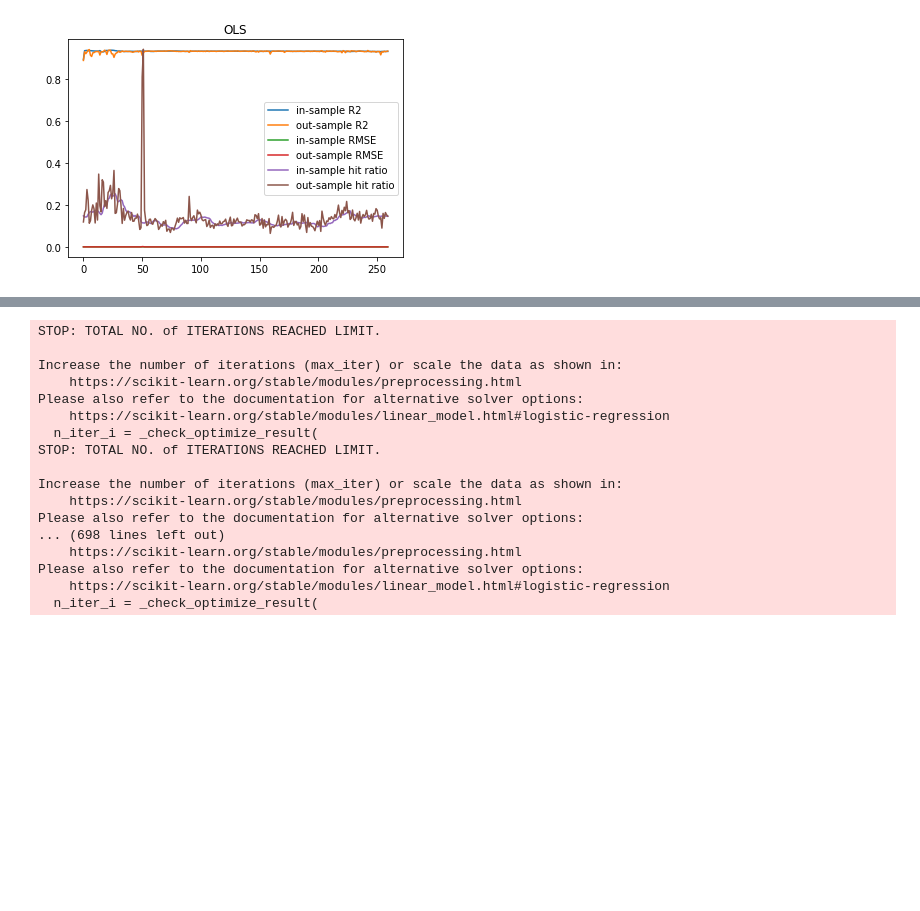
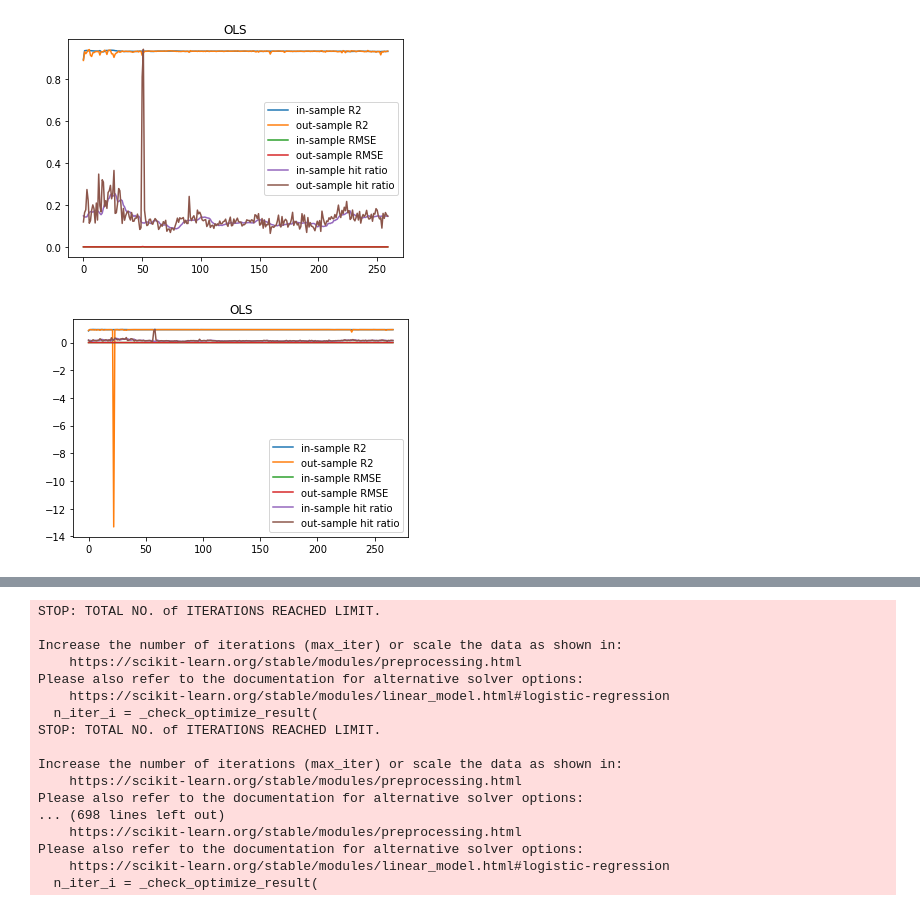
Before and after one commit to Jeremygaop/research-on-pair-trading, a Jupyter notebook: predict_model.ipynb, the cells around one changed output, grey strips where cells are left out. Saved outputs shown, nothing was run; the diff lists cells and outputs as text; code cells hidden in the pictures; blank space fills up the shorter version.

Commit message:
update some different train period

```diff
--- a/predict_model.ipynb
+++ b/predict_model.ipynb
@@ -491,3 +491,65 @@ plt.legend()
 plt.show()
 # %% [output]
 [figure]
+# %%
+all_r2_in = []
+all_r2_out = []
+all_rmse_in = []
+all_rmse_out = []
+all_hit_ratio_in = []
+all_hit_ratio_out = []
+
+train_period = 3
+
+for i in range(len(day_list) - train_period):
+    train_start_time = feature.index >= pd.to_datetime(str(day_list[i]) + ' 09:00:00.000', format = '%Y/%m/%d %H:%M:%S.%f')
+    train_end_time = feature.index < pd.to_datetime(str(day_list[i + train_period - 1]) + ' 13:30:00.000', format = '%Y/%m/%d %H:%M:%S.%f')
+    train = feature[train_start_time & train_end_time]
+    test_start_time = feature.index >= pd.to_datetime(str(day_list[i + train_period]) + ' 09:00:00.000', format = '%Y/%m/%d %H:%M:%S.%f')
+    test_end_time = feature.index < pd.to_datetime(str(day_list[i + train_period]) + ' 13:30:00.000', format = '%Y/%m/%d %H:%M:%S.%f')
+    test = feature[test_start_time & test_end_time]
+
+    X_train = train[train.columns[0:-1]]
+    X_test = test[test.columns[0:-1]]
+    y_train = train['delta_spread']
+    y_test = test['delta_spread']
+
+    model_ols = LinearRegression()
+    model_ols.fit(X_train, y_train)
+
+    y_train_pred = model_ols.predict(X_train)
+    y_test_pred = model_ols.predict(X_test)
+
+    r2_in = model_ols.score(X_train, y_train)
+    r2_out = model_ols.score(X_test, y_test)
+    rmse_in = np.sqrt(np.mean((model_ols.predict(X_train) - y_train) ** 2))
+    rmse_out = np.sqrt(np.mean((model_ols.predict(X_test) - y_test) ** 2))
+
+    hit_ratio_in = 0
+    hit_ratio_out = 0
+    for i in range(len(y_train_pred)):
+        if y_train_pred[i] * y_train[i] > 0:
+            hit_ratio_in += 1
+
+    for i in range(len(y_test_pred)):
+        if y_test_pred[i] * y_test[i] > 0:
+            hit_ratio_out += 1
+
+    all_r2_in.append(r2_in)
+    all_r2_out.append(r2_out)
+    all_rmse_in.append(rmse_in)
+    all_rmse_out.append(rmse_out)
+    all_hit_ratio_in.append(hit_ratio_in / len(y_train_pred))
+    all_hit_ratio_out.append(hit_ratio_out / len(y_test_pred))
+
+plt.plot(all_r2_in, label='in-sample R2')
+plt.plot(all_r2_out, label='out-sample R2')
+plt.plot(all_rmse_in, label='in-sample RMSE')
+plt.plot(all_rmse_out, label='out-sample RMSE')
+plt.plot(all_hit_ratio_in, label='in-sample hit ratio')
+plt.plot(all_hit_ratio_out, label='out-sample hit ratio')
+plt.title('OLS')
+plt.legend()
+plt.show()
+# %% [output]
+[figure, added]
```
Also changed, not shown: parts of 1 cell of this notebook.
